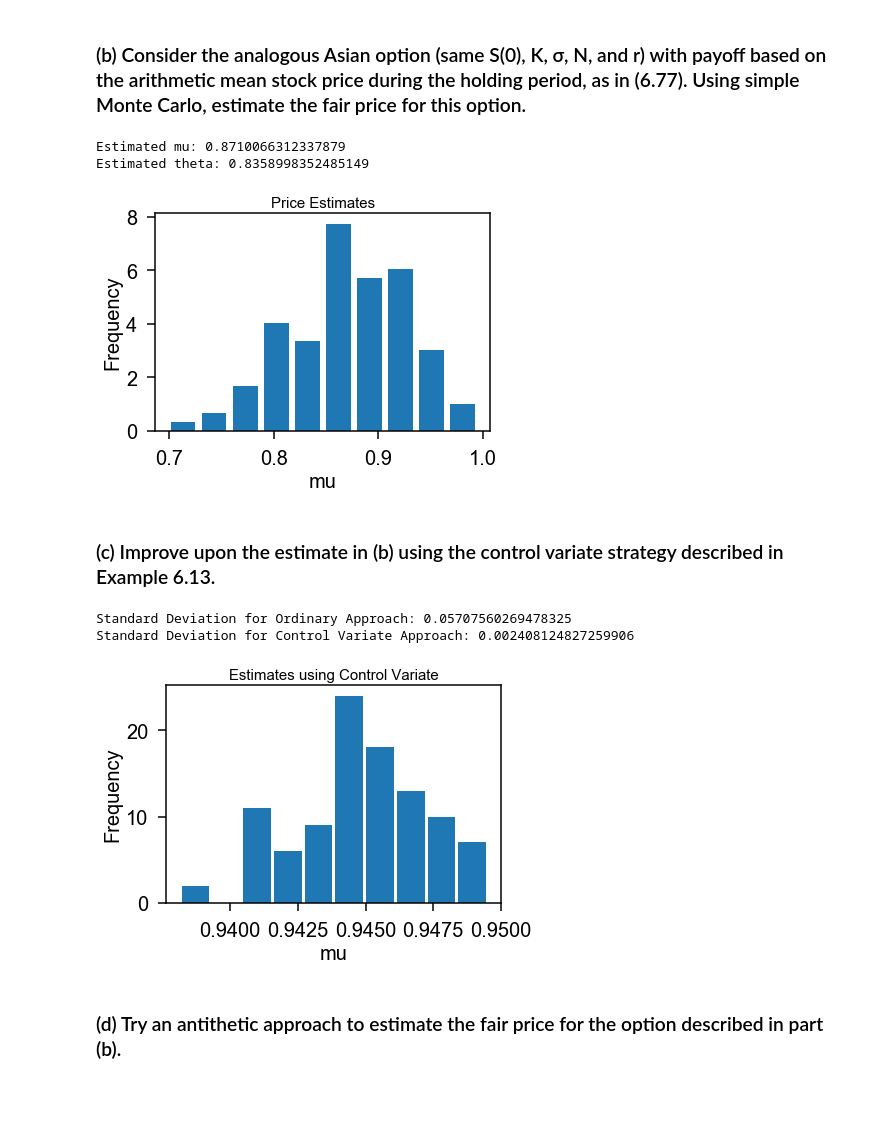
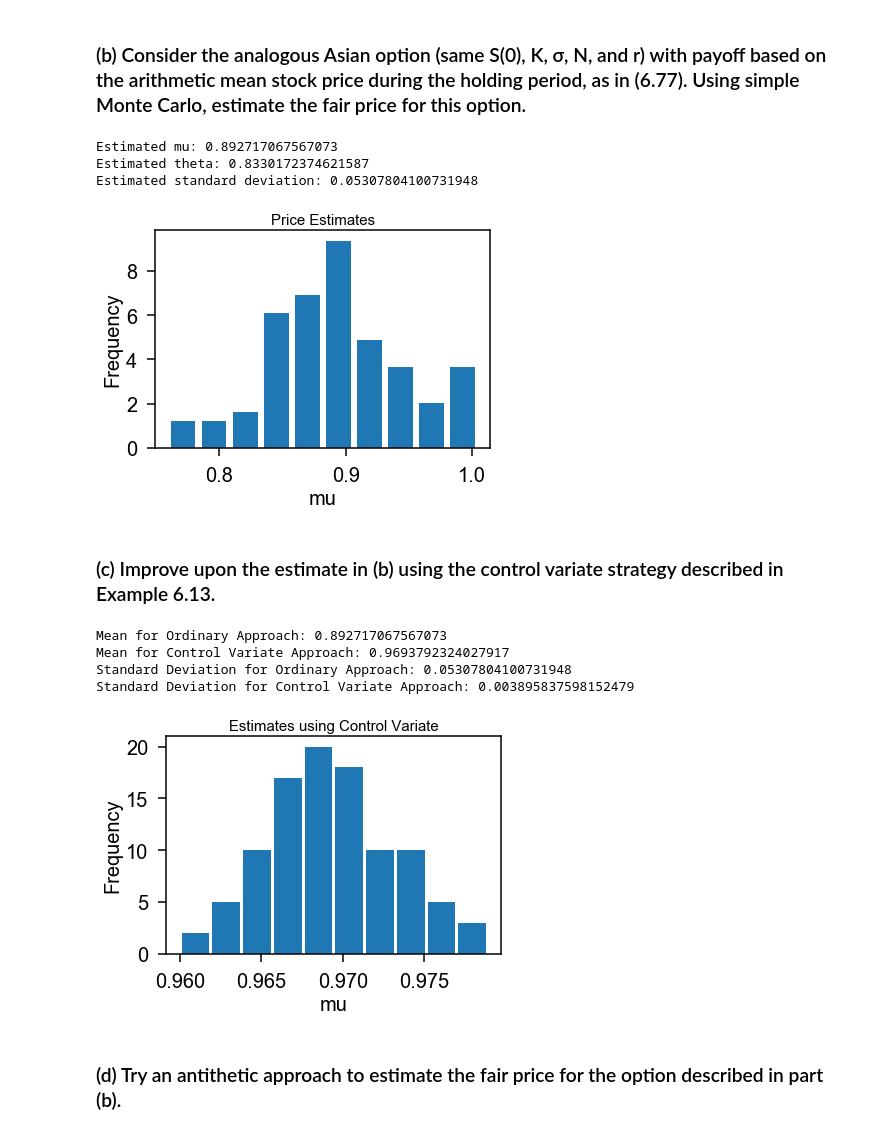
Before and after one commit to rachelsingleton/Math472, a Jupyter notebook: Singleton_HW9.ipynb, the cells around one changed output. Drawn from its saved outputs; the diff is of its cells as text; code cells hidden in the pictures; blank space fills up the shorter version.

```diff
--- a/Singleton_HW9.ipynb
+++ b/Singleton_HW9.ipynb
@@ -31,38 +34,36 @@ Fair Price: 2.115962012607679
 # %% [markdown]
 ### (b) Consider the analogous Asian option (same S(0), K, σ, N, and r) with payoff based on the arithmetic mean stock price during the holding period, as in (6.77). Using simple Monte Carlo, estimate the fair price for this option.
 # %%
-import matplotlib.pyplot as plt
-import numpy as np
-%matplotlib inline
-
 mu_monte_carlo = []
 theta_monte_carlo = []
 for j in range(m):
     A = []
     theta = []
     for i in range(n):
         S_t = [S_0]
         for k in range(1,T):
             S_t.append(S_t[k-1]*np.exp(((r-(sigma**2)/2)/365)+(sigma*norm.rvs(size=1))/np.sqrt(365)))
-        A.append(np.exp((-r*T)/365)*max(0,np.mean(S_t)-K))
+        A.append(np.exp((-r*T)/365)*max(0,np.mean(S_t[1:k])-K))
         theta.append(np.exp(-r*T/365)*max(0,np.exp(np.mean(np.log(S_t))) - K))
     mu_monte_carlo.append(np.mean(A)) # the averaging is the simple monte carlo step
     theta_monte_carlo.append(np.mean(theta))
 
 #histogram of mu_monte_carlo
 plt.figure()
 plt.hist(mu_monte_carlo, density=True,rwidth=0.8)
 plt.title("Price Estimates",fontsize=15)
 plt.xlabel('mu',fontsize=20)
 plt.ylabel('Frequency',fontsize=20)
 
 print("Estimated mu:",np.mean(mu_monte_carlo))
 print("Estimated theta:",np.mean(theta_monte_carlo))
+print("Estimated standard deviation:",np.std(mu_monte_carlo))
 plt.show()
 # %% [output]
-Estimated mu: 0.8710066312337879
-Estimated theta: 0.8358998352485149
+Estimated mu: 0.892717067567073
+Estimated theta: 0.8330172374621587
+Estimated standard deviation: 0.05307804100731948
-[figure, old version]
+[figure, new version]
 # %% [markdown]
 ### (c) Improve upon the estimate in (b) using the control variate strategy described in Example 6.13.
 # %%
@@ -94,13 +95,17 @@ plt.title("Estimates using Control Variate",fontsize=15)
 plt.xlabel('mu',fontsize=20)
 plt.ylabel('Frequency',fontsize=20)
 
+print("Mean for Ordinary Approach:",np.mean(mu_monte_carlo))
+print("Mean for Control Variate Approach:",np.mean(mu_control_var))
 print("Standard Deviation for Ordinary Approach:",np.std(mu_monte_carlo))
 print("Standard Deviation for Control Variate Approach:",np.std(mu_control_var))
 plt.show()
 # %% [output]
-Standard Deviation for Ordinary Approach: 0.05707560269478325
-Standard Deviation for Control Variate Approach: 0.002408124827259906
+Mean for Ordinary Approach: 0.892717067567073
+Mean for Control Variate Approach: 0.9693792324027917
+Standard Deviation for Ordinary Approach: 0.05307804100731948
+Standard Deviation for Control Variate Approach: 0.003895837598152479
-[figure, old version]
+[figure, new version]
 # %% [markdown]
 ### (d) Try an antithetic approach to estimate the fair price for the option described in part (b).
 # %%
```
Also changed, not shown: parts of 5 cells of this notebook.
